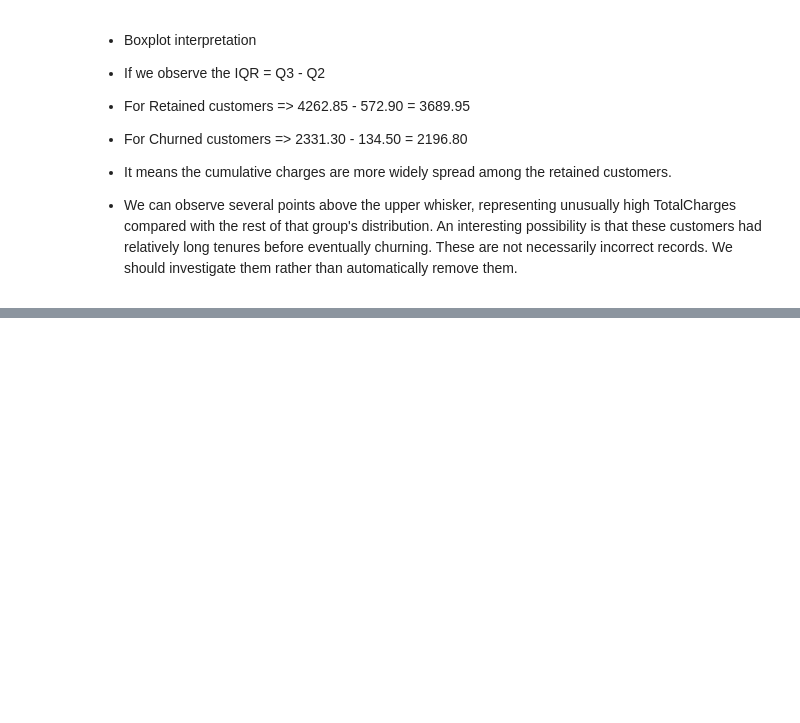
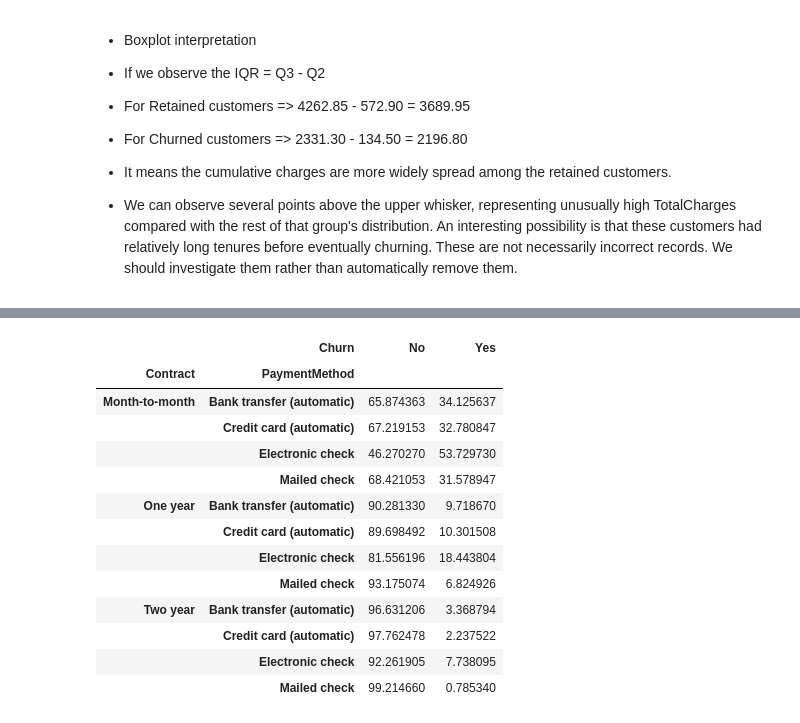
Before and after one commit to dheeraj59/Telco-Customer-Churn-EDA, a Jupyter notebook: eda.ipynb, the cells around one changed output, grey strips where cells are left out. Drawn from its saved outputs; the diff is of its cells as text; code cells hidden in the pictures; blank space fills up the shorter version.

Commit message:
Add Multivariate Analysis of Contract + PaymentMethod vs Churn

```diff
--- a/eda.ipynb
+++ b/eda.ipynb
@@ -1458,0 +1467,17 @@ These are not necessarily incorrect records. We should investigate them rather t
+# %%
+pd.crosstab(index = [df["Contract"],df["PaymentMethod"]], columns= df["Churn"], normalize='index')*100
+# %% [output]
+|  | Churn | No | Yes |
+| Contract | PaymentMethod |  |  |
+| Month-to-month | Bank transfer (automatic) | 65.874363 | 34.125637 |
+|  | Credit card (automatic) | 67.219153 | 32.780847 |
+|  | Electronic check | 46.270270 | 53.729730 |
+|  | Mailed check | 68.421053 | 31.578947 |
+| One year | Bank transfer (automatic) | 90.281330 | 9.718670 |
+|  | Credit card (automatic) | 89.698492 | 10.301508 |
+|  | Electronic check | 81.556196 | 18.443804 |
+|  | Mailed check | 93.175074 | 6.824926 |
+| Two year | Bank transfer (automatic) | 96.631206 | 3.368794 |
+|  | Credit card (automatic) | 97.762478 | 2.237522 |
+|  | Electronic check | 92.261905 | 7.738095 |
+|  | Mailed check | 99.214660 | 0.785340 |
```
Also changed, not shown: parts of 3 cells of this notebook.
